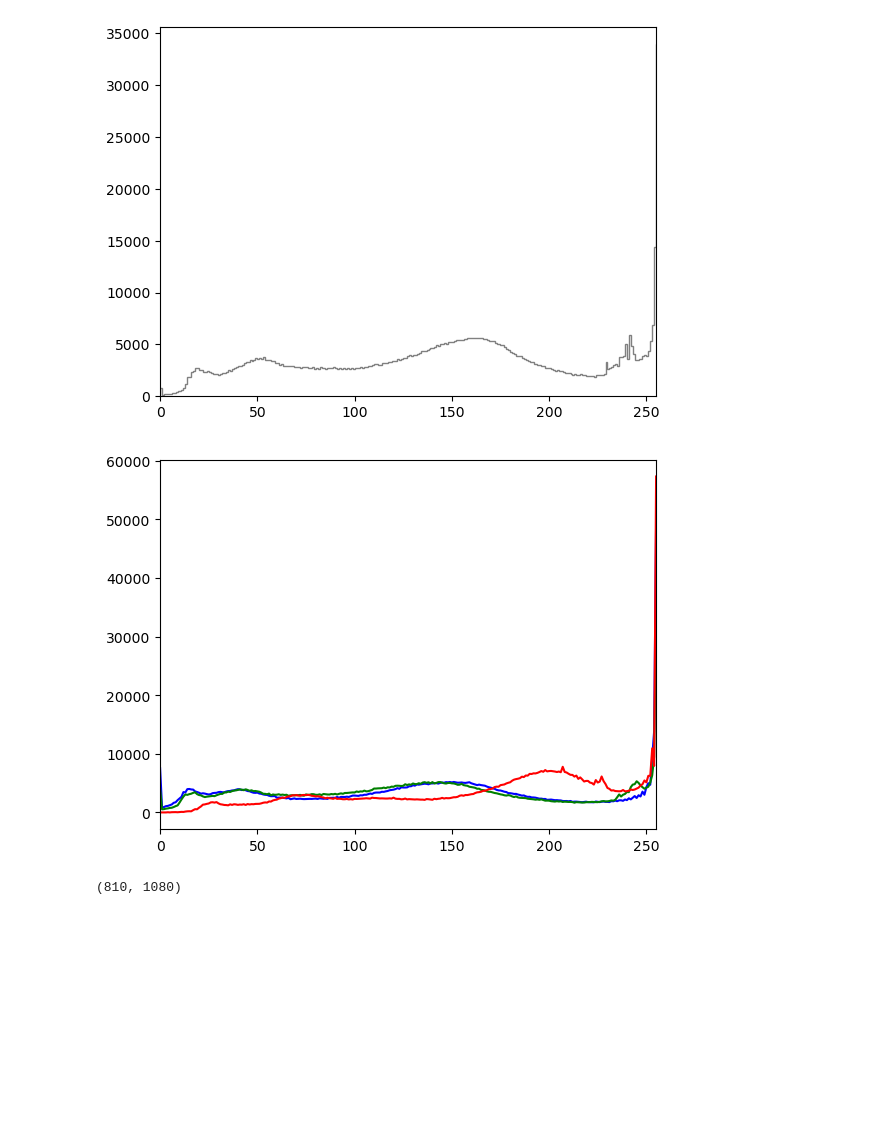
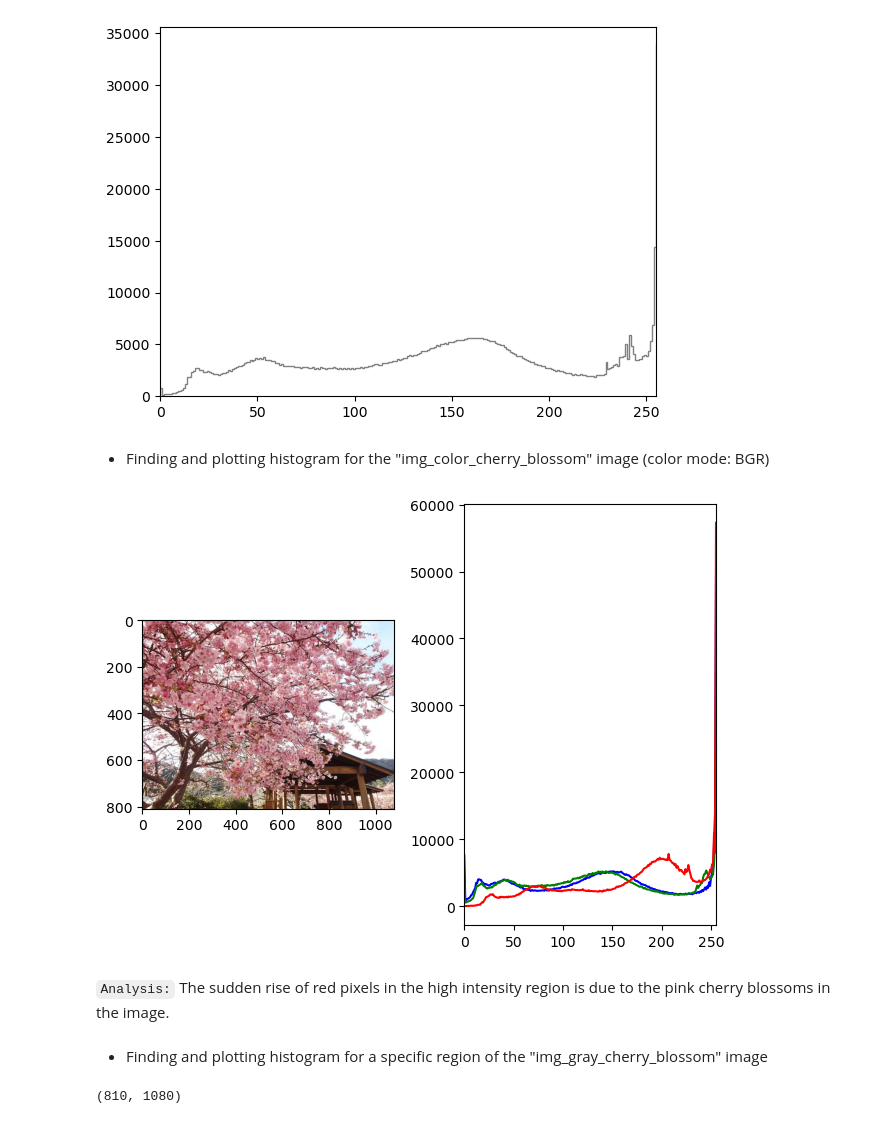
Before and after one commit to MaidulHasan/OpenCV_Basics, a Jupyter notebook: 17_histograms_find_plot_analyze.ipynb, the cells around one changed output. Cells and saved outputs as stored; diff of their text form; code cells hidden in the pictures; blank space fills up the shorter version.

```diff
--- a/17_histograms_find_plot_analyze.ipynb
+++ b/17_histograms_find_plot_analyze.ipynb
@@ -50,19 +53,27 @@ plt.xlim(0, 255)
 plt.show()
 # %% [output]
 [figure]
+# %% [markdown]
+- Finding and plotting histogram for the "img_color_cherry_blossom" image (color mode: BGR)
 # %%
-# finding and plotting histogram for the "BGR" image
 color_channels = ["b", "g", "r"]
 for i, color in enumerate(color_channels):
     hist_color = cv.calcHist(
         [img_color_cherry_blossom], [i], None, histSize=[256], ranges=[0, 256]
     )
-    plt.plot(hist_color, color=color)
+    plt.subplot(122), plt.plot(hist_color, color=color)
+    plt.xlim(0, 255)
 
-plt.xlim(0, 255)
+plt.subplot(121), plt.imshow(cv.cvtColor(img_color_cherry_blossom, cv.COLOR_BGR2RGB))
+
+plt.tight_layout()
 plt.show()
 # %% [output]
-[figure, old version]
+[figure, new version]
+# %% [markdown]
+`Analysis:` The sudden rise of red pixels in the high intensity region is due to the pink cherry blossoms in the image.
+# %% [markdown]
+- Finding and plotting histogram for a specific region of the "img_gray_cherry_blossom" image
 # %%
 img_gray_cherry_blossom.shape
 # %% [output]
```
Also changed, not shown: parts of 4 cells of this notebook, 4 other files.
